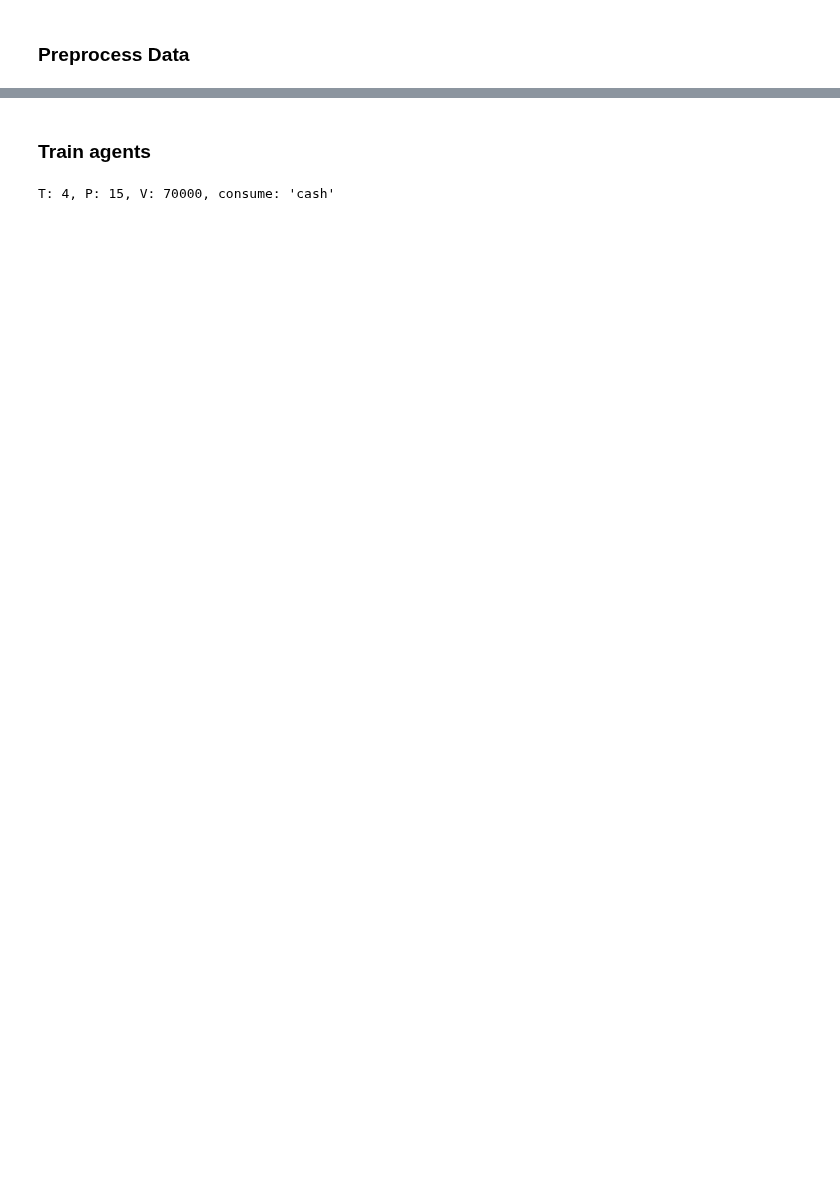
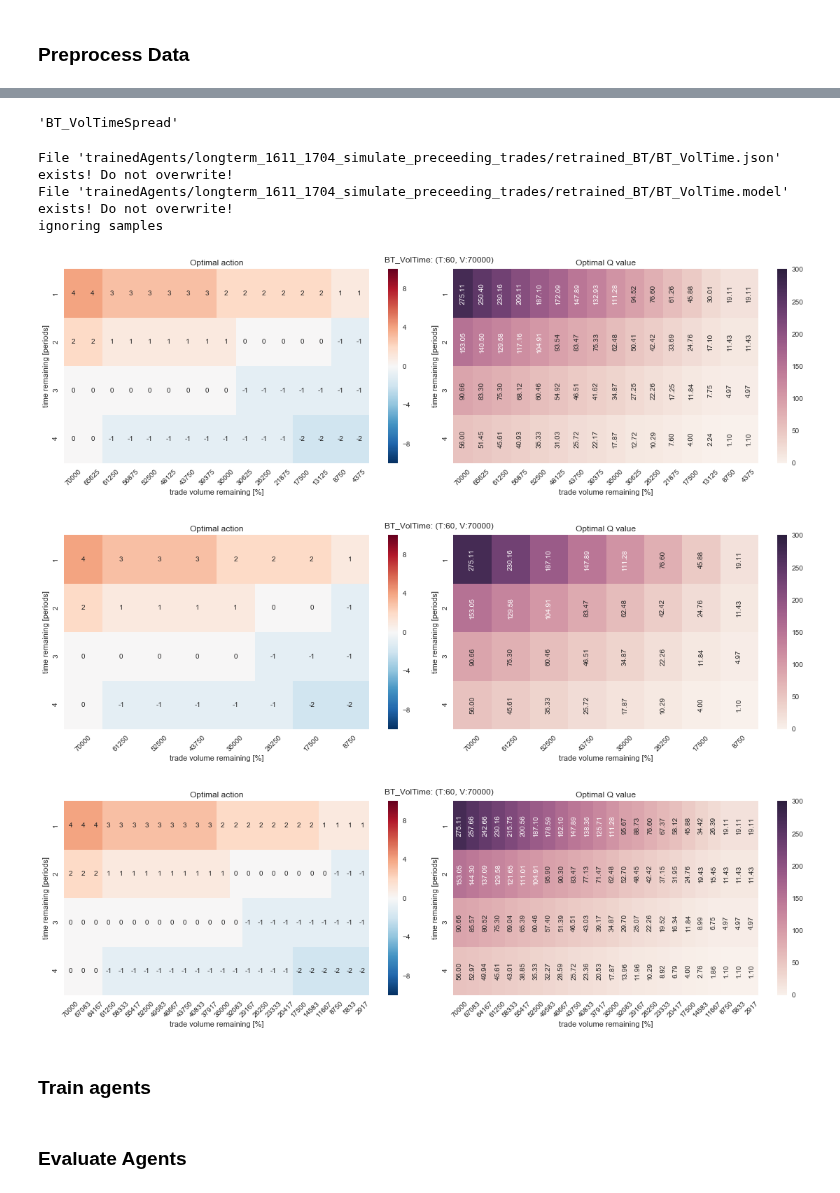
Before and after one commit to axelperschmann/orderbook_agent, a Jupyter notebook: orderbook_agent/notebooks/3_RL_forward_implementation_fittetQ_Trees.ipynb, the cells around one changed output, grey strips where cells are left out. Cells and saved outputs as stored; diff of their text form; code cells hidden in the pictures; blank space fills up the shorter version.

```diff
--- a/orderbook_agent/notebooks/3_RL_forward_implementation_fittetQ_Trees.ipynb
+++ b/orderbook_agent/notebooks/3_RL_forward_implementation_fittetQ_Trees.ipynb
@@ -122,0 +49,11 @@ print(len(data_feb))
+# %%
+folder = 'trainedAgents/longterm_apr_BT'
+# agent_name = 'BT_Agent_samples43268'
+
+folder = 'trainedAgents/longterm_1611_1704_simulate_preceeding_trades/'
+agent_name = 'QTable_1611-1704_T4_I8_VolTime'
+
+agent_source = RLAgent_Base.load(agent_name=agent_name, path=folder)
+print(agent_source.agent_type)
+print(agent_source.state_variables)
+print(agent_source)
@@ -122,0 +174,4 @@ print(len(data_feb))
+# %%
+new_agent.agent_nameame
+# %% [output]
+'BT_VolTimeSpread'
@@ -123,3 +180,21 @@ print(len(data_feb))
+# %%
+new_agent.save(path="trainedAgents/longterm_1611_1704_simulate_preceeding_trades/retrained_BT", ignore_samples=True)
+# %% [output]
+File 'trainedAgents/longterm_1611_1704_simulate_preceeding_trades/retrained_BT/BT_VolTime.json' exists! Do not overwrite!
+File 'trainedAgents/longterm_1611_1704_simulate_preceeding_trades/retrained_BT/BT_VolTime.model' exists! Do not overwrite!
+ignoring samples
+# %%
+new_agent = RLAgent_Base.load(agent_name="BT_VolTime",
+                  path="trainedAgents/longterm_1611_1704_simulate_preceeding_trades/retrained_BT",
+                  ignore_samples=True)
+# %%
+new_agent.heatmap_Q(vol_intervals=16)
+new_agent.heatmap_Q(vol_intervals=8)
+new_agent.heatmap_Q(vol_intervals=24)
+# %% [output]
+[figure, added]
+[figure, added]
+[figure, added]
 # %% [markdown]
 ### Train agents
 # %%
@@ -131,5 +206,8 @@ print("T: {}, P: {}, V: {}, consume: '{}'".format(T, P, V, consume))
 
 actions = np.linspace(-0.4, 1.0, num=15)
 actions = range(-4,11)
+actions = [0, 3, 5, 7]
+data = data_dec[:]
+print("Trading windows: {} (each one: {} minutes)".format(len(data), len(data[0])))
-# %% [output]
-T: 4, P: 15, V: 70000, consume: 'cash'
+# %% [markdown]
+### Evaluate Agents
```
Also changed, not shown: parts of 45 cells of this notebook, 4 other files.
